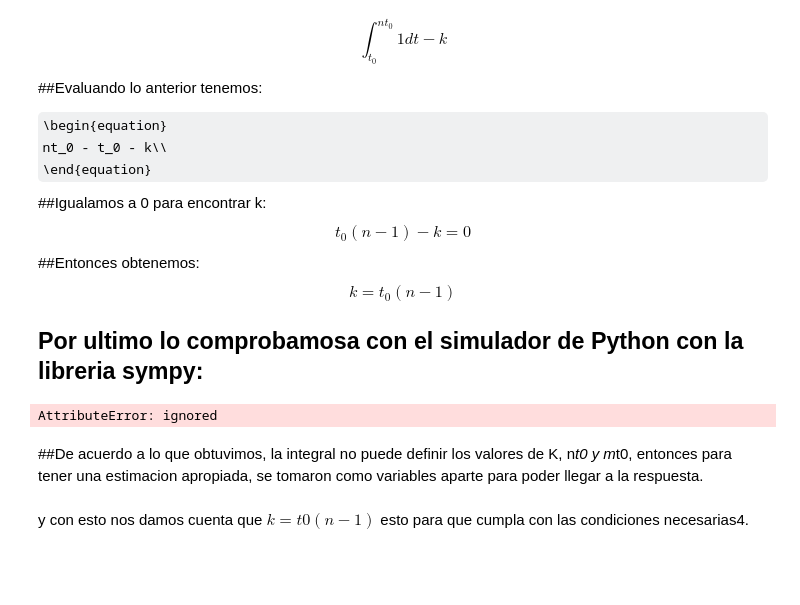
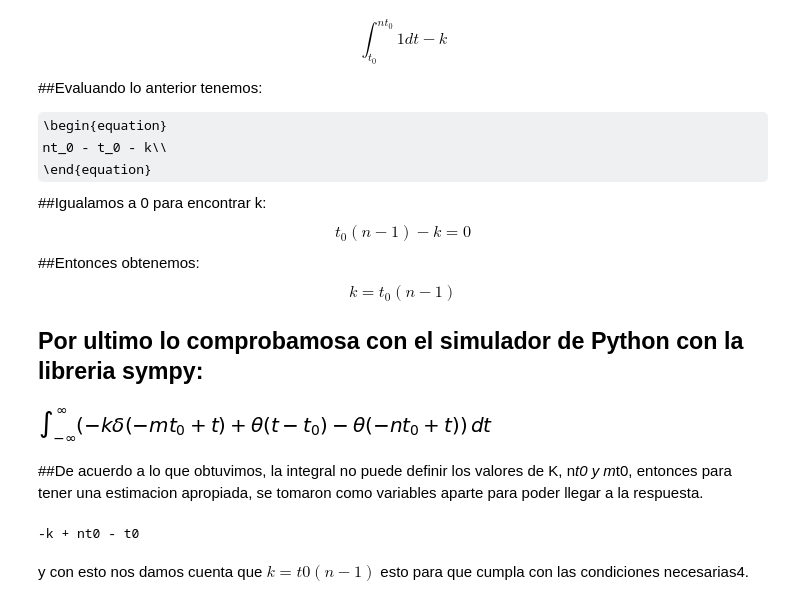
Before and after one commit to jucarmonao/SyS, a Jupyter notebook: Solucion_taller_1.ipynb, the cells around one changed output. Drawn from its saved outputs; the diff is of its cells as text; code cells hidden in the pictures; some formulas as TeX source; blank space fills up the shorter version.

```diff
--- a/Solucion_taller_1.ipynb
+++ b/Solucion_taller_1.ipynb
@@ -308,19 +309,21 @@ k = t_0 (n-1)
 ## Por ultimo lo comprobamosa con el simulador de Python con la libreria sympy:
 # %%
 import sympy as sym
+sym.init_printing()
 t = sym.Symbol('t')
 s = sym.Symbol('s')
 t0= sym.Symbol("t0")
 m = sym.Symbol('m')
 n = sym.Symbol('n')
 k = sym.Symbol('k')
-sym.integrate(sp.Heaviside(t-t0) - sym.Heaviside(t-n*t0) - (k)*sym.DiracDelta(t-m*t0) , (t, -sym.oo, sym.oo))
+sym.integrate(sym.Heaviside(t-t0) - sym.Heaviside(t-n*t0) - (k)*sym.DiracDelta(t-m*t0) , (t, -sym.oo, sym.oo))
 # %% [output]
-AttributeError: ignored
+[figure, added]
 # %% [markdown]
 ##De acuerdo a lo que obtuvimos, la integral no puede definir los valores de K, n*t0 y m*t0, entonces para tener una estimacion apropiada, se tomaron como variables aparte para poder llegar a la respuesta.
 # %%
 import sympy as sym
+sym.init_printing()
 from sympy import integrate, sin, cos, pi, exp, DiracDelta, oo
 t= sym.Symbol('t')
 k= sym.Symbol('k')
@@ -331,6 +334,8 @@ A= integrate(1,(t, t0, nt0))
 B= integrate(-k*DiracDelta(t - mt0),(t, -oo, oo))
 C = A + B
 print (C)
+# %% [output]
+-k + nt0 - t0
 # %% [markdown]
 y con esto nos damos cuenta que $k = t0 (n - 1)$ esto para que cumpla con las condiciones necesarias4.
 # %% [markdown]
```
Also changed, not shown: parts of 56 cells of this notebook.
